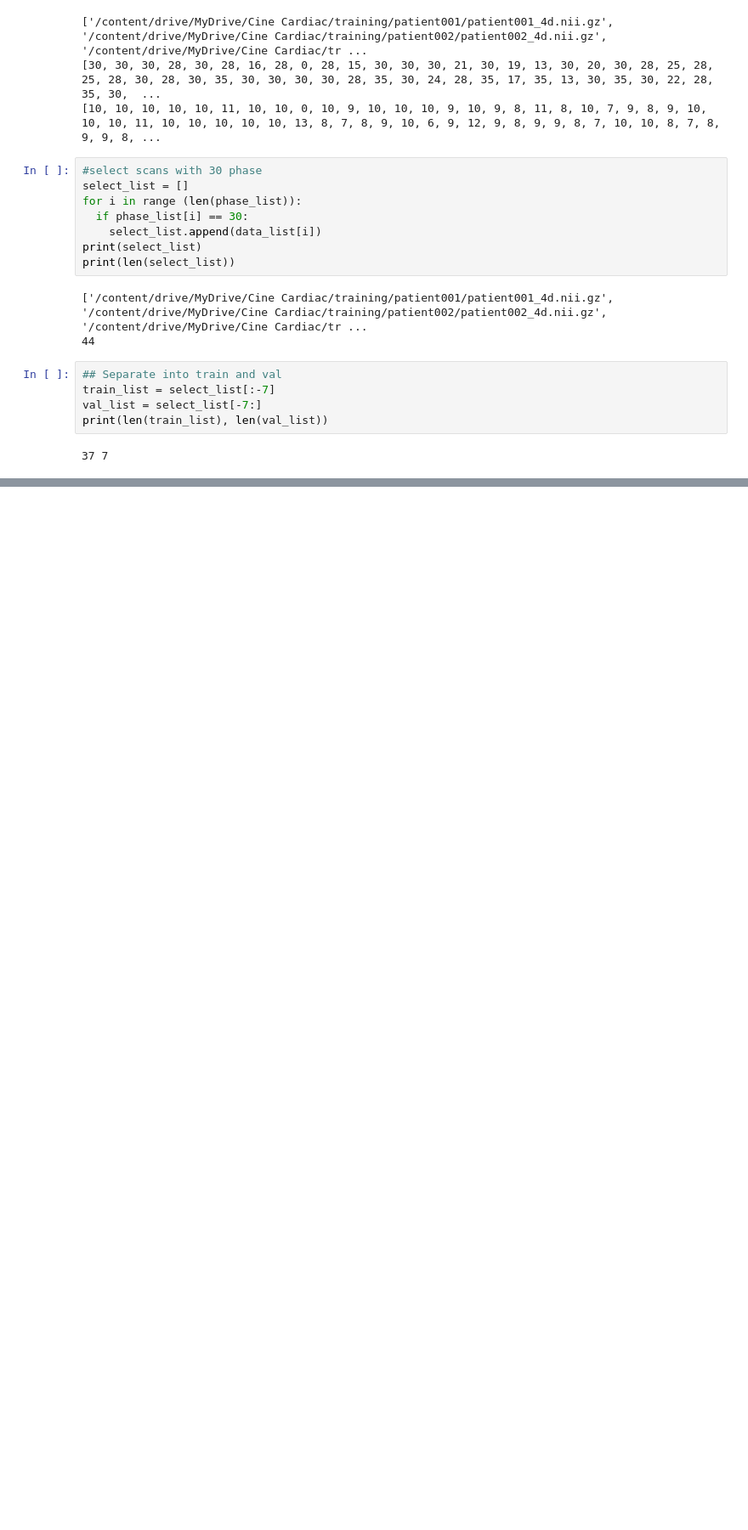
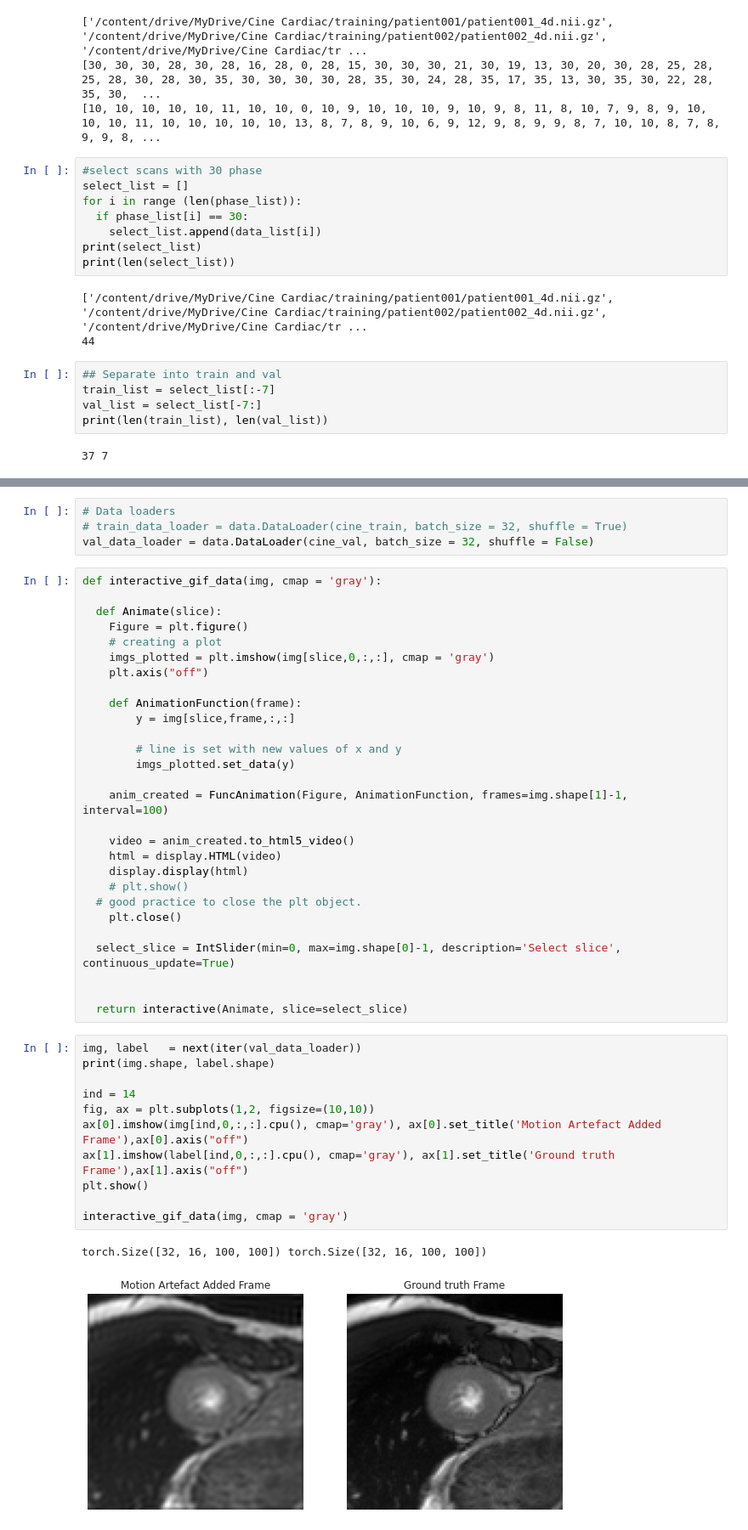
Before and after one commit to Jathurshan0330/Cine-Cardiac-MRI-Motion-Artefact-Reduction, a Jupyter notebook: Cine_Cardiac_MRI_Motion_Artifact_Reduction_Using_a_Recurrent_Neural_Network.ipynb, the cells around one changed output, grey strips where cells are left out. Shown at 85% size. Cells and saved outputs as stored; diff of their text form; blank space fills up the shorter version.

```diff
--- a/Cine_Cardiac_MRI_Motion_Artifact_Reduction_Using_a_Recurrent_Neural_Network.ipynb
+++ b/Cine_Cardiac_MRI_Motion_Artifact_Reduction_Using_a_Recurrent_Neural_Network.ipynb
@@ -267,0 +448,46 @@ class CineCardiac(Dataset):
+# %%
+# Data loaders
+# train_data_loader = data.DataLoader(cine_train, batch_size = 32, shuffle = True)
+val_data_loader = data.DataLoader(cine_val, batch_size = 32, shuffle = False)
+# %%
+def interactive_gif_data(img, cmap = 'gray'):
+
+  def Animate(slice):
+    Figure = plt.figure()
+    # creating a plot
+    imgs_plotted = plt.imshow(img[slice,0,:,:], cmap = 'gray')
+    plt.axis("off")
+
+    def AnimationFunction(frame):
+        y = img[slice,frame,:,:]
+
+        # line is set with new values of x and y
+        imgs_plotted.set_data(y)
+
+    anim_created = FuncAnimation(Figure, AnimationFunction, frames=img.shape[1]-1, interval=100)
+
+    video = anim_created.to_html5_video()
+    html = display.HTML(video)
+    display.display(html)
+    # plt.show()
+  # good practice to close the plt object.
+    plt.close()
+
+  select_slice = IntSlider(min=0, max=img.shape[0]-1, description='Select slice', continuous_update=True)
+
+
+  return interactive(Animate, slice=select_slice)
+# %%
+img, label   = next(iter(val_data_loader))
+print(img.shape, label.shape)
+
+ind = 14
+fig, ax = plt.subplots(1,2, figsize=(10,10))
+ax[0].imshow(img[ind,0,:,:].cpu(), cmap='gray'), ax[0].set_title('Motion Artefact Added Frame'),ax[0].axis("off")
+ax[1].imshow(label[ind,0,:,:].cpu(), cmap='gray'), ax[1].set_title('Ground truth Frame'),ax[1].axis("off")
+plt.show()
+
+interactive_gif_data(img, cmap = 'gray')
+# %% [output]
+torch.Size([32, 16, 100, 100]) torch.Size([32, 16, 100, 100])
+[figure, added]
```
Also changed, not shown: parts of 22 cells of this notebook.
